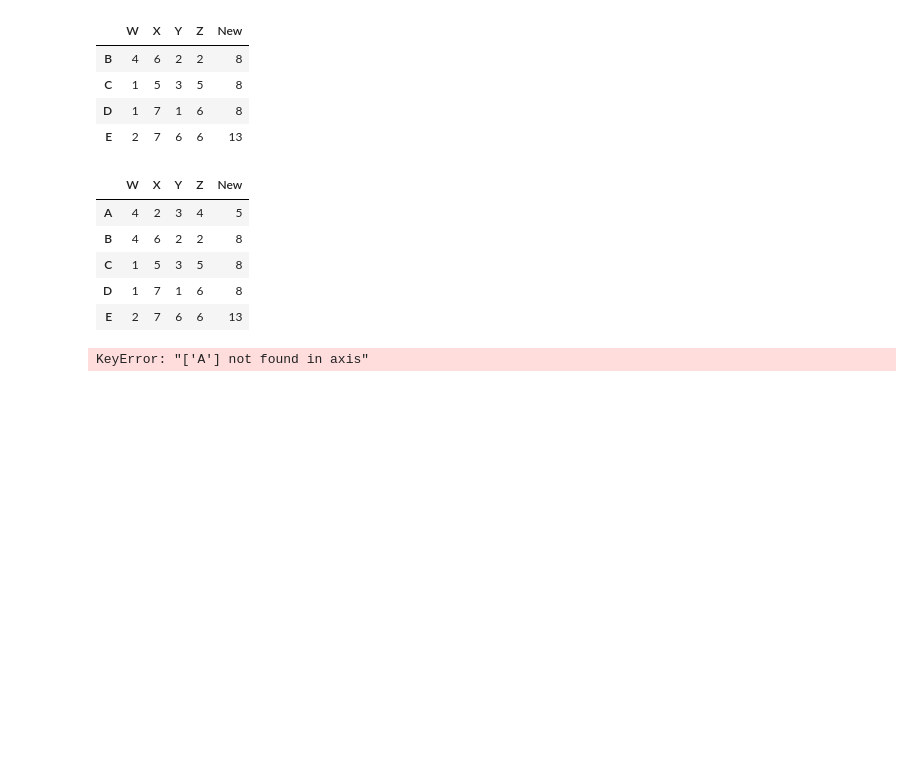
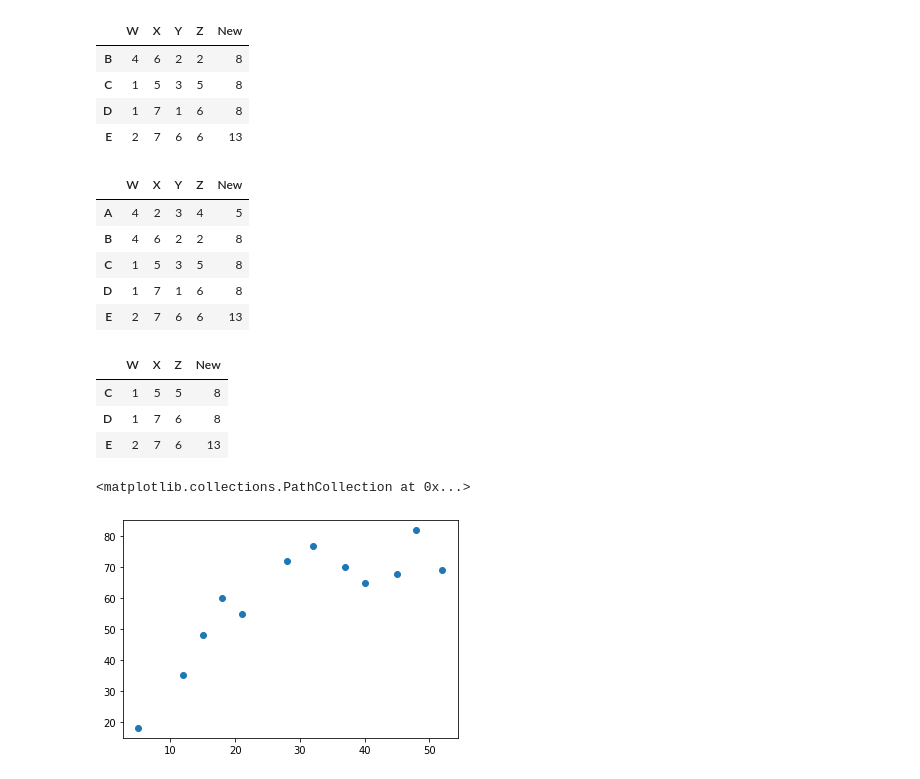
Before and after one commit to heenashree/DataAnalytics, a Jupyter notebook: pandas and numpy/Dataframe and Series.ipynb, the cells around one changed output. Drawn from its saved outputs; the diff is of its cells as text; code cells hidden in the pictures; blank space fills up the shorter version.

```diff
--- a/pandas and numpy/Dataframe and Series.ipynb
+++ b/pandas and numpy/Dataframe and Series.ipynb
@@ -222,7 +222,27 @@ df1
 | E | 2 | 7 | 6 | 6 | 13 |
 # %%
 #Dropping doesnt make change to original DF. To make changes, use inplace=True
-df1.drop('A', axis=1, inplace=True)
+df1.drop('B', axis=0, inplace=True)
 df1
 # %% [output]
-KeyError: "['A'] not found in axis"
+|  | W | X | Z | New |
+| C | 1 | 5 | 5 | 8 |
+| D | 1 | 7 | 6 | 8 |
+| E | 2 | 7 | 6 | 13 |
+# %%
+#MATPLOTLIB
+people = ['Ann','Brandon','Chen','David','Emily','Farook',
+
+'Gagan','Hamish','Imran','Joseph','Katherine','Lily']
+
+age = [21,12,32,45,37,18,28,52,5,40,48,15]
+
+weight = [55,35,77,68,70,60,72,69,18,65,82,48]
+
+height = [160,135,170,165,173,168,175,159,105,171,155,158]
+# %%
+import matplotlib.pyplot as plt
+plt.scatter(age,weight)
+# %% [output]
+<matplotlib.collections.PathCollection at 0x...>
+[figure, added]
```
Also changed, not shown: parts of 7 cells of this notebook.
